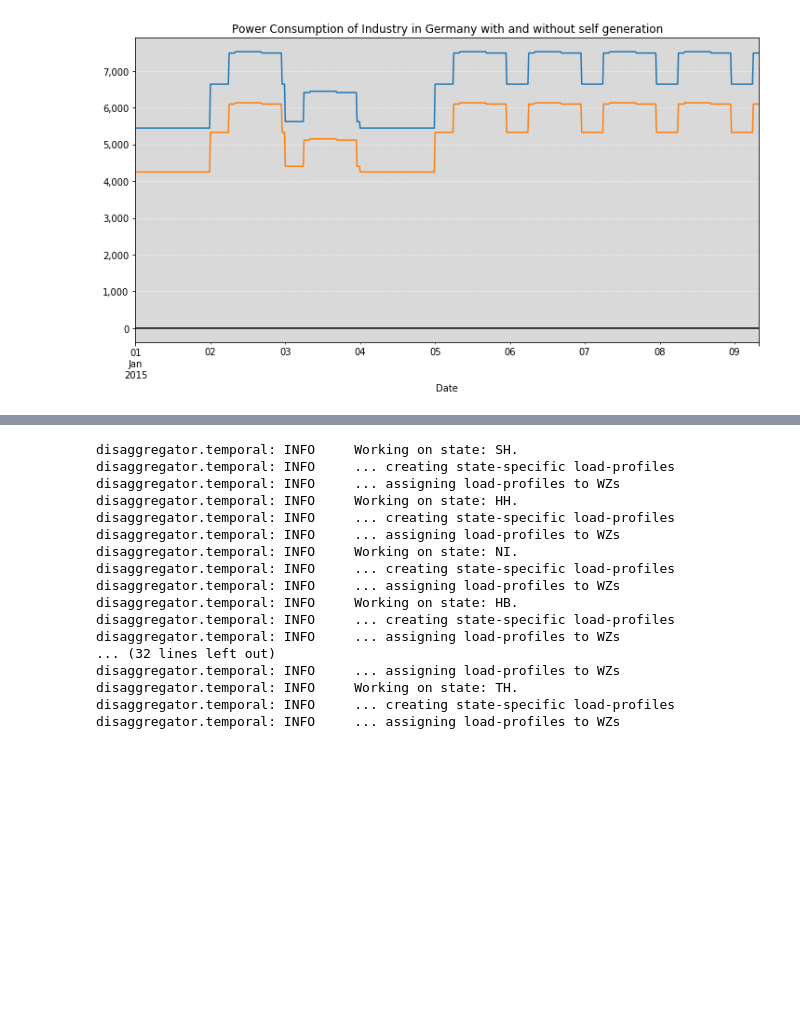
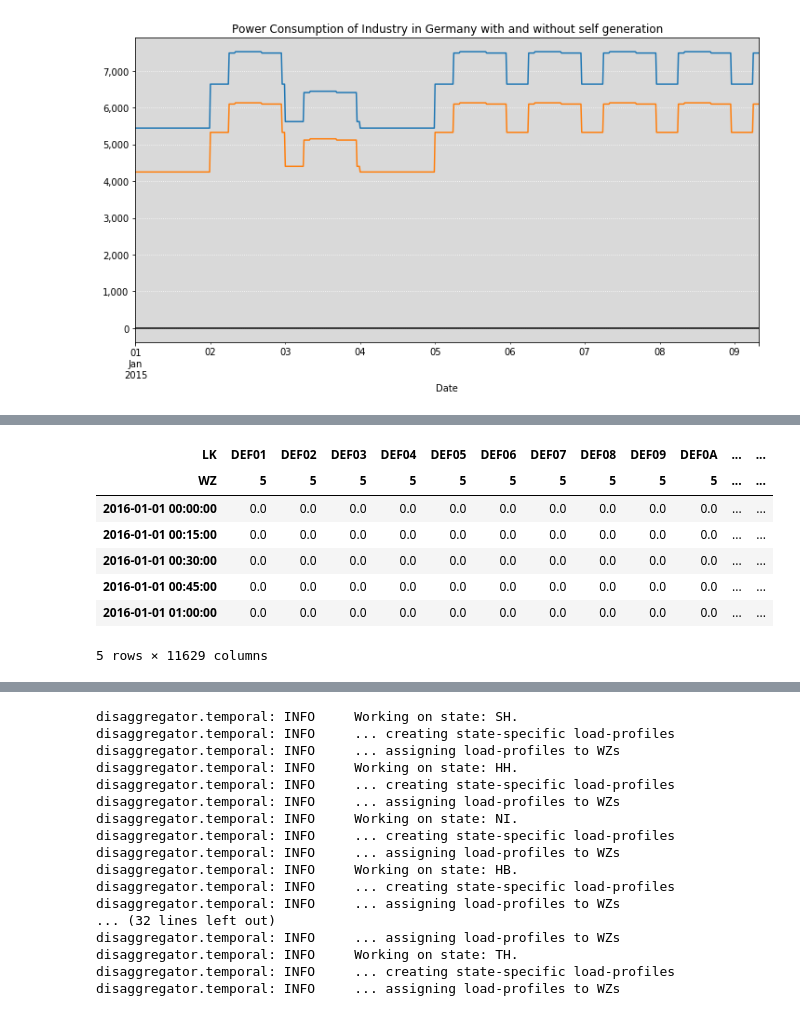
Before and after one commit to DemandRegioTeam/disaggregator, a Jupyter notebook: 04_Demo_CTS_Industry_disaggregation.ipynb, the cells around one changed output, grey strips where cells are left out. Drawn from its saved outputs; the diff is of its cells as text; code cells hidden in the pictures; blank space fills up the shorter version.

Commit message:
Updated Demo sheets
- renamed Demo sheets
- 04 Demo sheet now presents functions for CTS and industry sector
- 04 Demo sheet now contains new functions using branch load profiles

```diff
--- a/03_Demo_CTS_Industry_disaggregation.ipynb
+++ b/04_Demo_CTS_Industry_disaggregation.ipynb
@@ -474,0 +531,2 @@ Let's do the same for industrial gas consumption but put low = 0.2
+# %%
+df_industry_blp_detailed = temporal.disagg_temporal_industry_blp(year=2016, detailed=True, use_nuts3code=True)
@@ -474,0 +551,11 @@ Let's do the same for industrial gas consumption but put low = 0.2
+# %%
+df_industry_blp_detailed.head()
+# %% [output]
+| LK | DEF01 | DEF02 | DEF03 | DEF04 | DEF05 | DEF06 | DEF07 | DEF08 | DEF09 | DEF0A | ... | ... |
+| WZ | 5 | 5 | 5 | 5 | 5 | 5 | 5 | 5 | 5 | 5 | ... | ... |
+| 2016-01-01 00:00:00 | 0.0 | 0.0 | 0.0 | 0.0 | 0.0 | 0.0 | 0.0 | 0.0 | 0.0 | 0.0 | ... | ... |
+| 2016-01-01 00:15:00 | 0.0 | 0.0 | 0.0 | 0.0 | 0.0 | 0.0 | 0.0 | 0.0 | 0.0 | 0.0 | ... | ... |
+| 2016-01-01 00:30:00 | 0.0 | 0.0 | 0.0 | 0.0 | 0.0 | 0.0 | 0.0 | 0.0 | 0.0 | 0.0 | ... | ... |
+| 2016-01-01 00:45:00 | 0.0 | 0.0 | 0.0 | 0.0 | 0.0 | 0.0 | 0.0 | 0.0 | 0.0 | 0.0 | ... | ... |
+| 2016-01-01 01:00:00 | 0.0 | 0.0 | 0.0 | 0.0 | 0.0 | 0.0 | 0.0 | 0.0 | 0.0 | 0.0 | ... | ... |
+5 rows × 11629 columns
```
Also changed, not shown: parts of 23 cells of this notebook, 1 other file.
